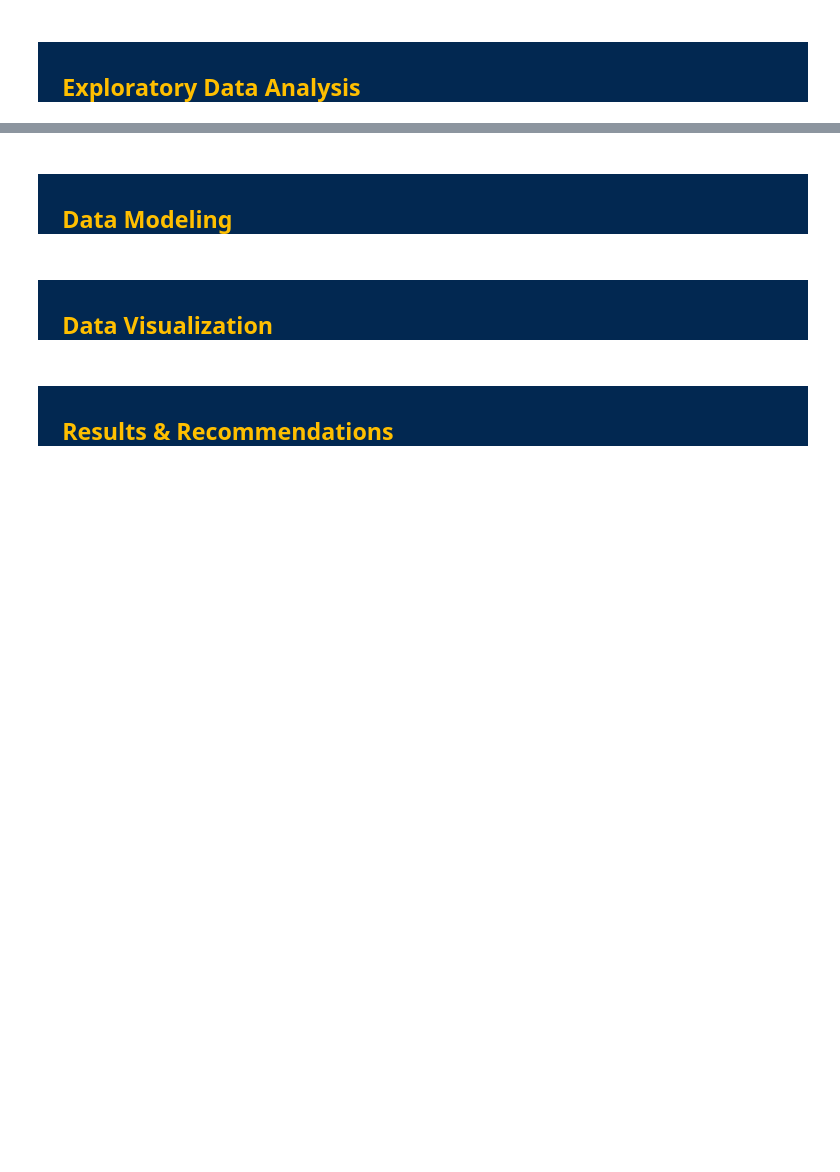
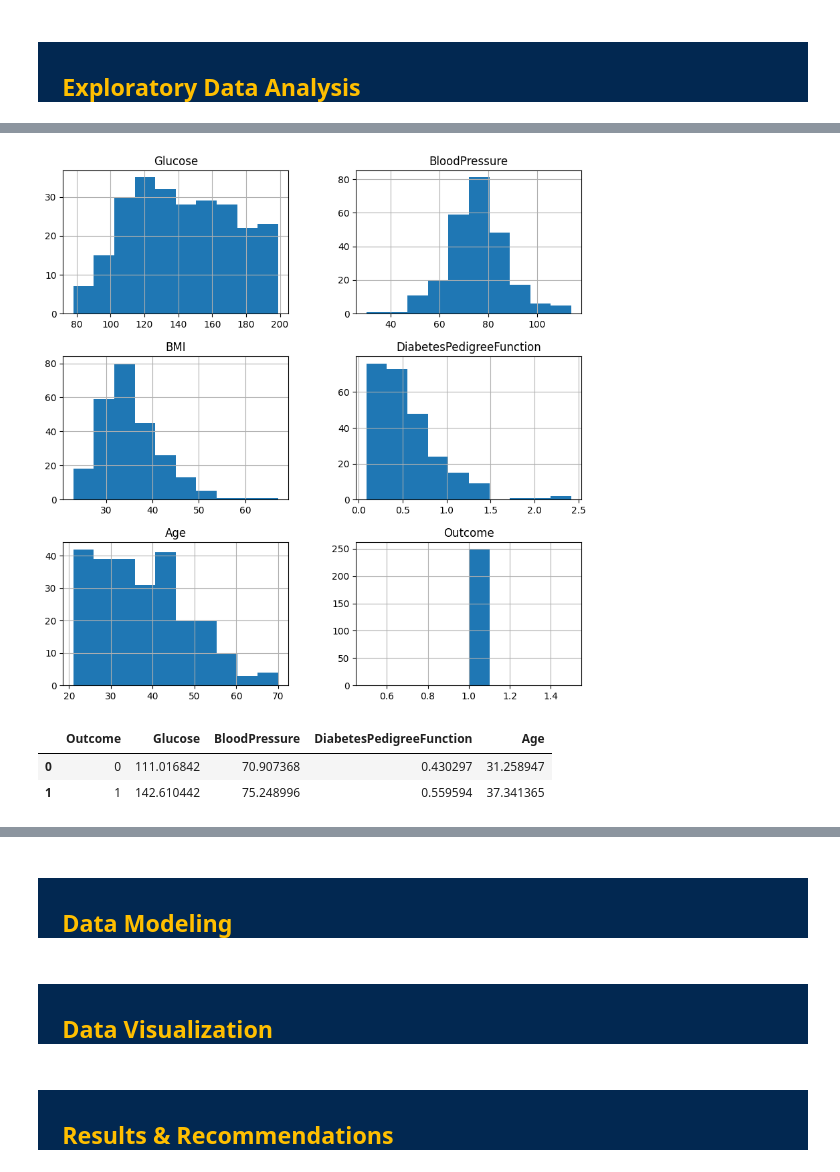
Before and after one commit to nikitashani/Health-care-data, a Jupyter notebook: Diabetes_dataset_Healthcare.ipynb, the cells around one changed output, grey strips where cells are left out. Cells and saved outputs as stored; diff of their text form; code cells hidden in the pictures; blank space fills up the shorter version.

```diff
--- a/Diabetes_dataset_Healthcare.ipynb
+++ b/Diabetes_dataset_Healthcare.ipynb
@@ -69,0 +129,13 @@ import matplotlib.pyplot as plt
+# %%
+## Outcome == 1
+diabetes_df[ (diabetes_df['Outcome'] == 1) ].hist(figsize=(10,10))
+plt.show()
+# %% [output]
+[figure, added]
+# %%
+grouped_data = diabetes_df.groupby('Outcome')[['Glucose','BloodPressure','DiabetesPedigreeFunction','Age']].mean().reset_index()
+grouped_data
+# %% [output]
+|  | Outcome | Glucose | BloodPressure | DiabetesPedigreeFunction | Age |
+| 0 | 0 | 111.016842 | 70.907368 | 0.430297 | 31.258947 |
+| 1 | 1 | 142.610442 | 75.248996 | 0.559594 | 37.341365 |
```
Also changed, not shown: parts of 8 cells of this notebook.
